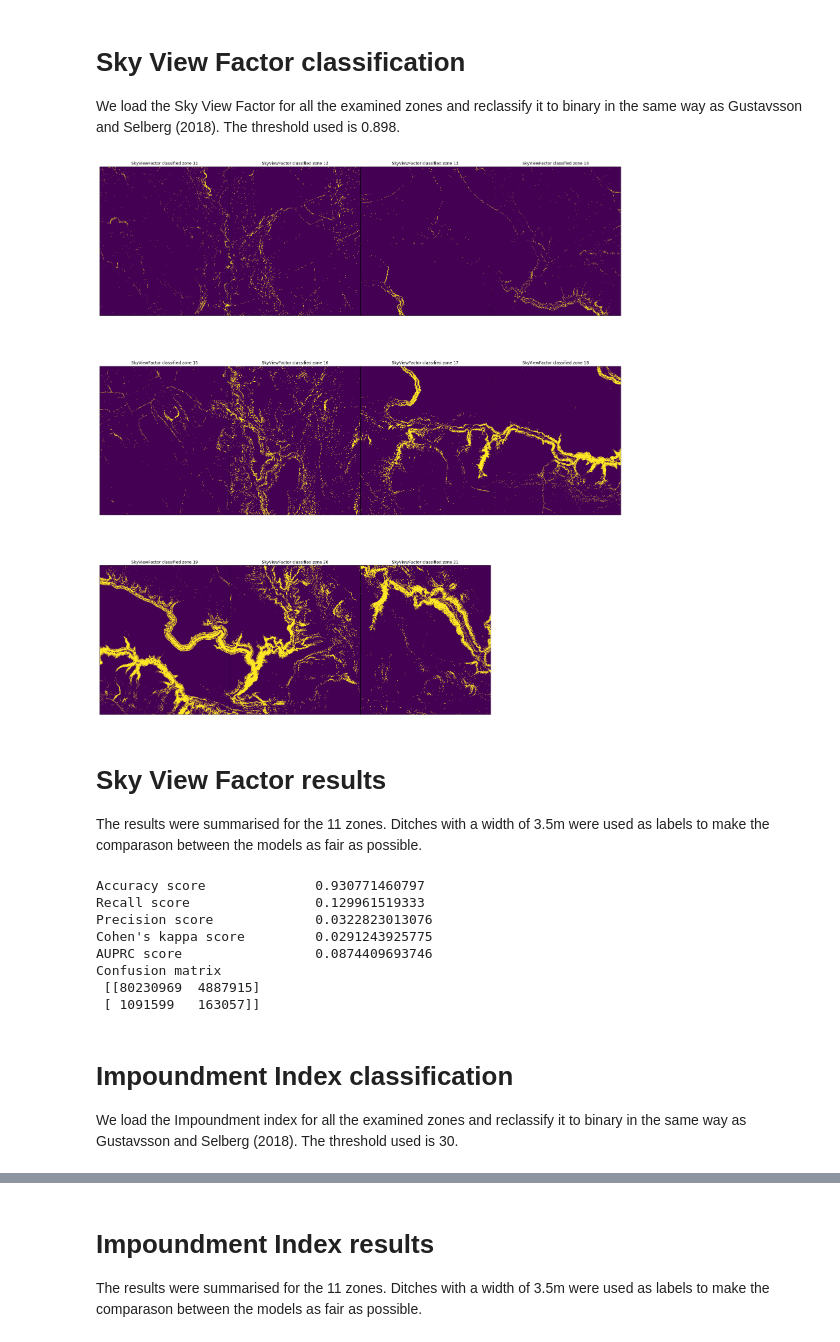
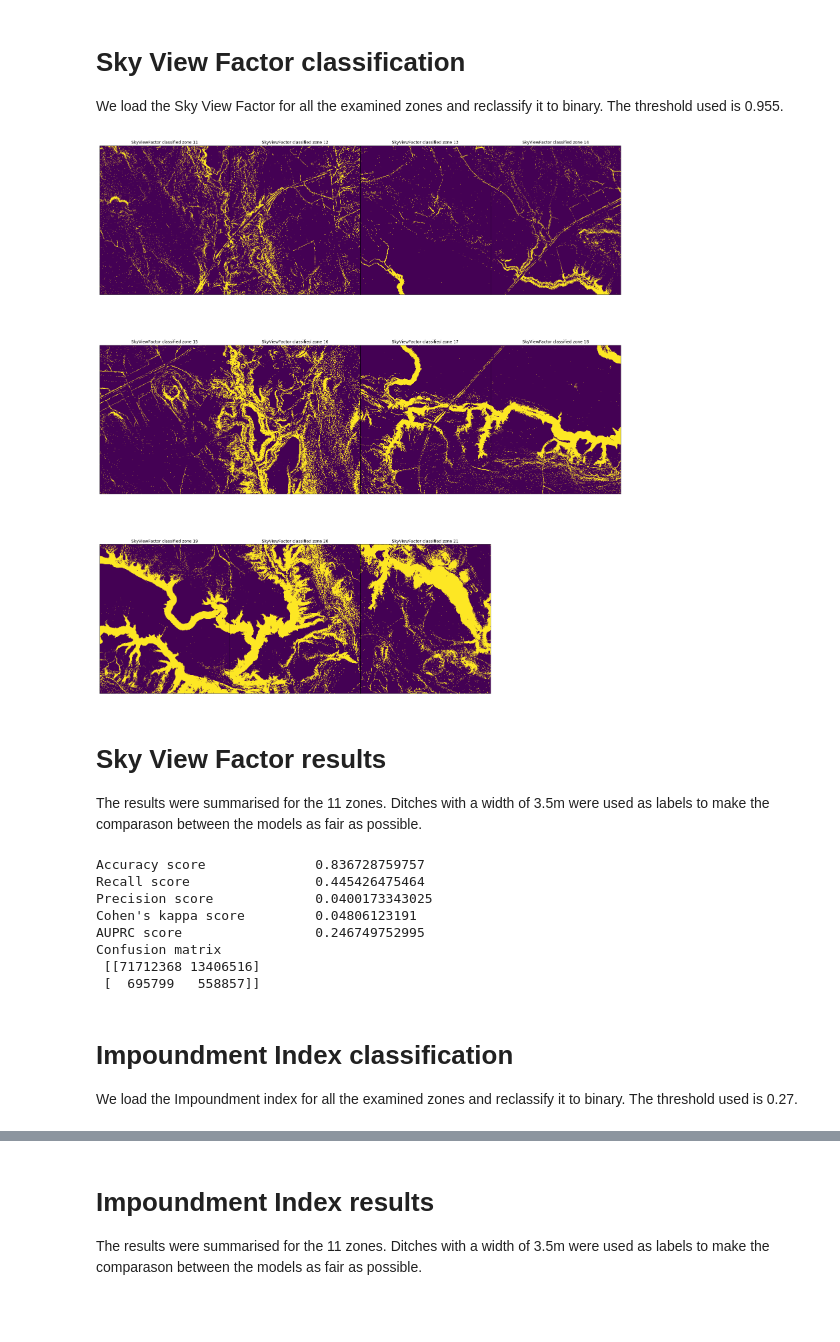
Before and after one commit to jonatan-flyckt/random_forest_lidar_ditch_detection, a Jupyter notebook: digital_terrain_indices_experiments.ipynb, the cells around one changed output, grey strips where cells are left out. Cells and saved outputs as stored; diff of their text form; code cells hidden in the pictures; blank space fills up the shorter version.

```diff
--- a/digital_terrain_indices_experiments.ipynb
+++ b/digital_terrain_indices_experiments.ipynb
@@ -15,35 +15,35 @@ Image.MAX_IMAGE_PIXELS = None
 import whitebox
 # %% [markdown]
 # Sky View Factor classification
-We load the Sky View Factor for all the examined zones and reclassify it to binary in the same way as Gustavsson and Selberg (2018). The threshold used is 0.898.
+We load the Sky View Factor for all the examined zones and reclassify it to binary. The threshold used is 0.955.
 # %%
 file_list = [f"../Raw_Data_21_zones/SkyViewFactor_{i}.npy" for i in range(11, 22)]
 
 plt.figure(num=None, figsize=(28,32), facecolor='w', edgecolor='k')
 ax = [plt.subplot(3,4,i+1) for i in range(11)]
 for a in ax:
     a.set_xticklabels([])
     a.set_yticklabels([])
     a.tick_params(bottom=False, left=False)
 plt.subplots_adjust(wspace=0,hspace=0.1)
 
 
 l = 11
 for zone_file in file_list:
     zone = np.load(zone_file)
     classifier = zone.copy()
     for i in range(len(zone)):
         for j in range(len(zone[i])):
-            if zone[i][j] < 0.898:
+            if zone[i][j] < 0.955:
                 classifier[i][j] = 1
             else:
                 classifier[i][j] = 0
     np.save(f"../recreated/svf/svf_classified_{l}.npy", classifier)
     ax[l-11].title.set_text(f"SkyViewFactor classified zone {l}")
     ax[l-11].imshow(classifier)
     l += 1
 # %% [output]
-[figure, old version]
+[figure, new version]
 # %% [markdown]
 # Sky View Factor results
 The results were summarised for the 11 zones. Ditches with a width of 3.5m were used as labels to make the comparason between the models as fair as possible.
@@ -67,15 +67,15 @@ print("Cohen's kappa score        ", cohen_kappa_score(y_test_all, y_pred_all))
 print("AUPRC score                ", auc_score)
 print("Confusion matrix\n", confusion_matrix(y_test_all, y_pred_all))
 # %% [output]
-Accuracy score              0.930771460797
-Recall score                0.129961519333
-Precision score             0.0322823013076
-Cohen's kappa score         0.0291243925775
-AUPRC score                 0.0874409693746
+Accuracy score              0.836728759757
+Recall score                0.445426475464
+Precision score             0.0400173343025
+Cohen's kappa score         0.04806123191
+AUPRC score                 0.246749752995
 Confusion matrix
- [[80230969  4887915]
- [ 1091599   163057]]
+ [[71712368 13406516]
+ [  695799   558857]]
 # %% [markdown]
 # Impoundment Index classification
-We load the Impoundment index for all the examined zones and reclassify it to binary in the same way as Gustavsson and Selberg (2018). The threshold used is 30.
+We load the Impoundment index for all the examined zones and reclassify it to binary. The threshold used is 0.27.
 # %%
```
Also changed, not shown: parts of 12 cells of this notebook.
